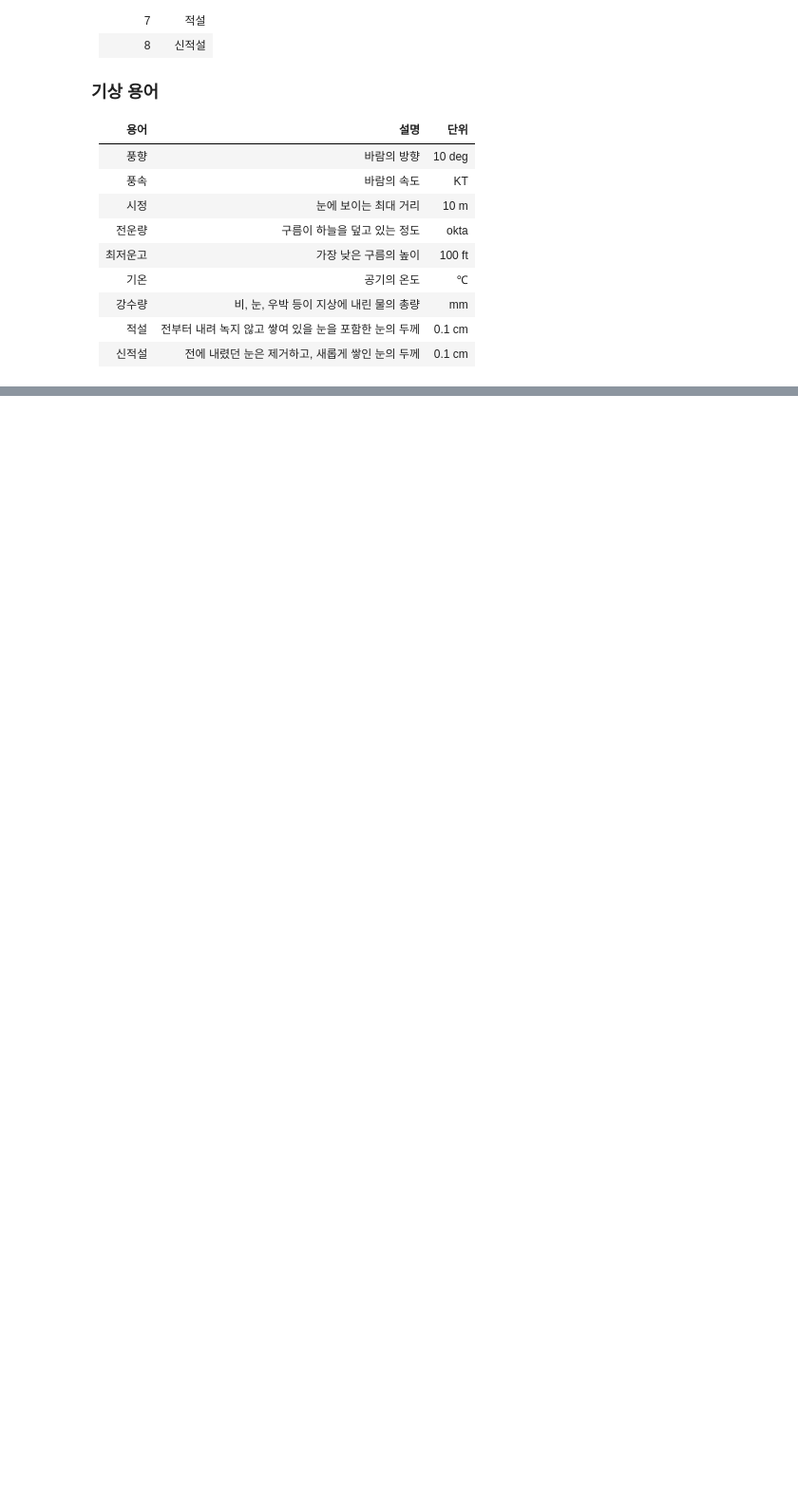
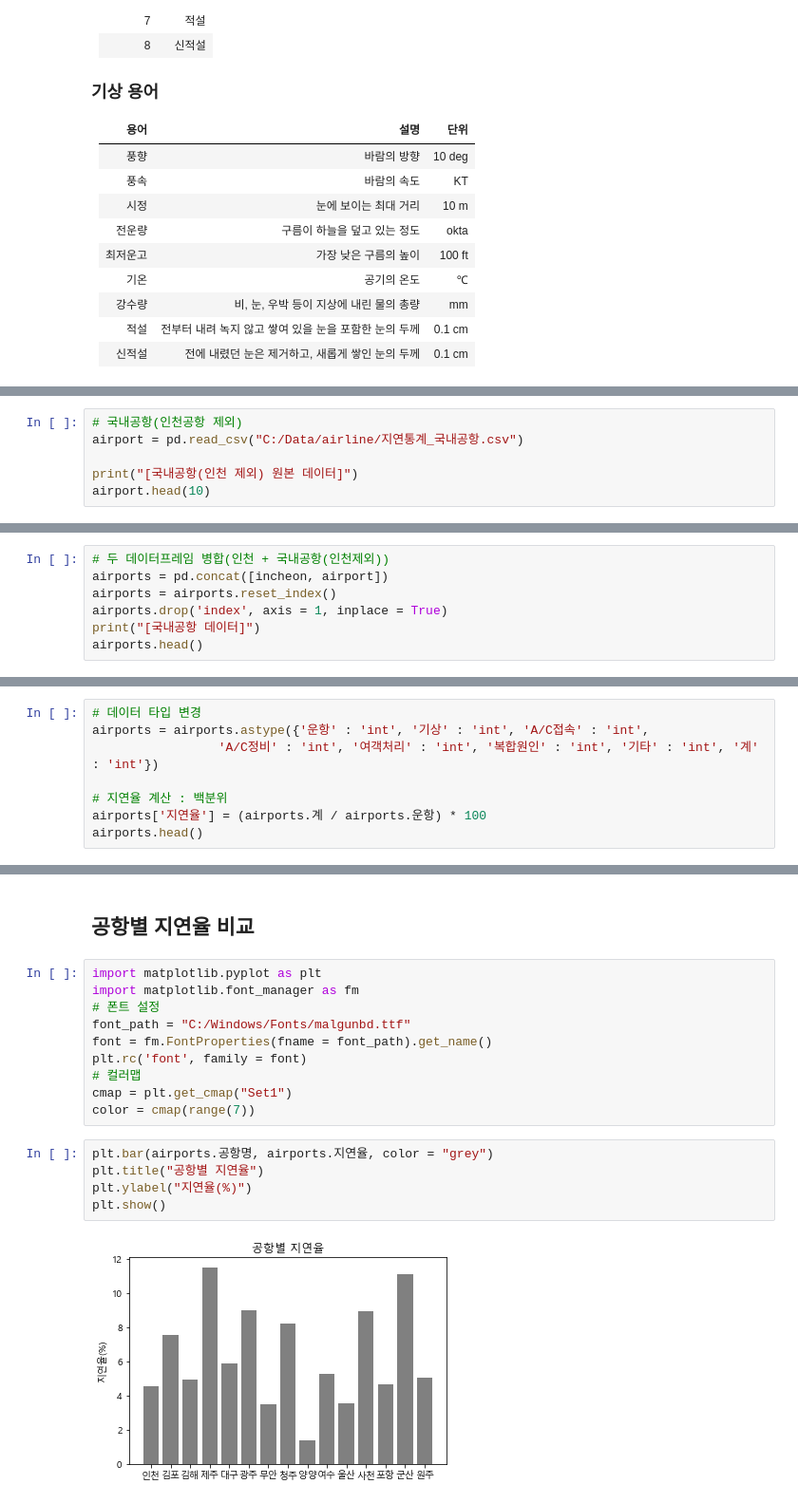
Before and after one commit to yeji4268/BigData, a Jupyter notebook: BigData_Project.ipynb, the cells around one changed output, grey strips where cells are left out. Shown at 95% size. Drawn from its saved outputs; the diff is of its cells as text; blank space fills up the shorter version.

```diff
--- a/BigData_Project.ipynb
+++ b/BigData_Project.ipynb
@@ -79,0 +144,6 @@ for a in airports:
+# %%
+# 국내공항(인천공항 제외)
+airport = pd.read_csv("C:/Data/airline/지연통계_국내공항.csv")
+
+print("[국내공항(인천 제외) 원본 데이터]")
+airport.head(10)
@@ -79,0 +190,7 @@ for a in airports:
+# %%
+# 두 데이터프레임 병합(인천 + 국내공항(인천제외))
+airports = pd.concat([incheon, airport])
+airports = airports.reset_index()
+airports.drop('index', axis = 1, inplace = True)
+print("[국내공항 데이터]")
+airports.head()
@@ -79,0 +205,8 @@ for a in airports:
+# %%
+# 데이터 타입 변경
+airports = airports.astype({'운항' : 'int', '기상' : 'int', 'A/C접속' : 'int',
+                 'A/C정비' : 'int', '여객처리' : 'int', '복합원인' : 'int', '기타' : 'int', '계' : 'int'})
+
+# 지연율 계산 : 백분위
+airports['지연율'] = (airports.계 / airports.운항) * 100
+airports.head()
@@ -79,0 +220,19 @@ for a in airports:
+# %% [markdown]
+## 공항별 지연율 비교
+# %%
+import matplotlib.pyplot as plt
+import matplotlib.font_manager as fm
+# 폰트 설정
+font_path = "C:/Windows/Fonts/malgunbd.ttf"
+font = fm.FontProperties(fname = font_path).get_name()
+plt.rc('font', family = font)
+# 컬러맵
+cmap = plt.get_cmap("Set1")
+color = cmap(range(7))
+# %%
+plt.bar(airports.공항명, airports.지연율, color = "grey")
+plt.title("공항별 지연율")
+plt.ylabel("지연율(%)")
+plt.show()
+# %% [output]
+[figure, added]
```
Also changed, not shown: parts of 14 cells of this notebook.
